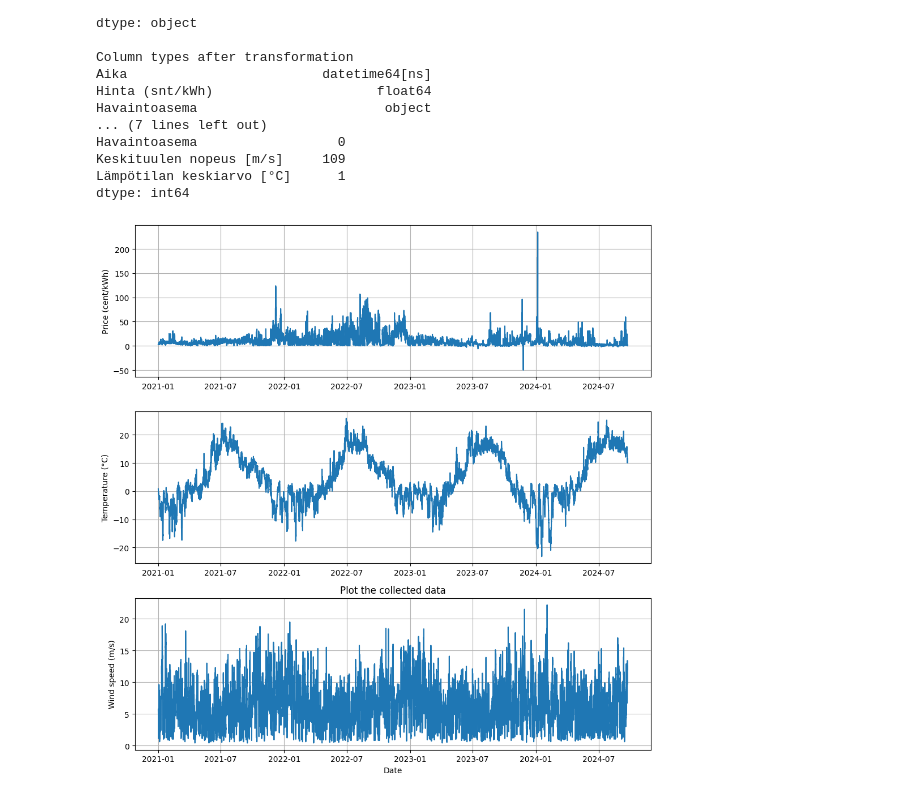
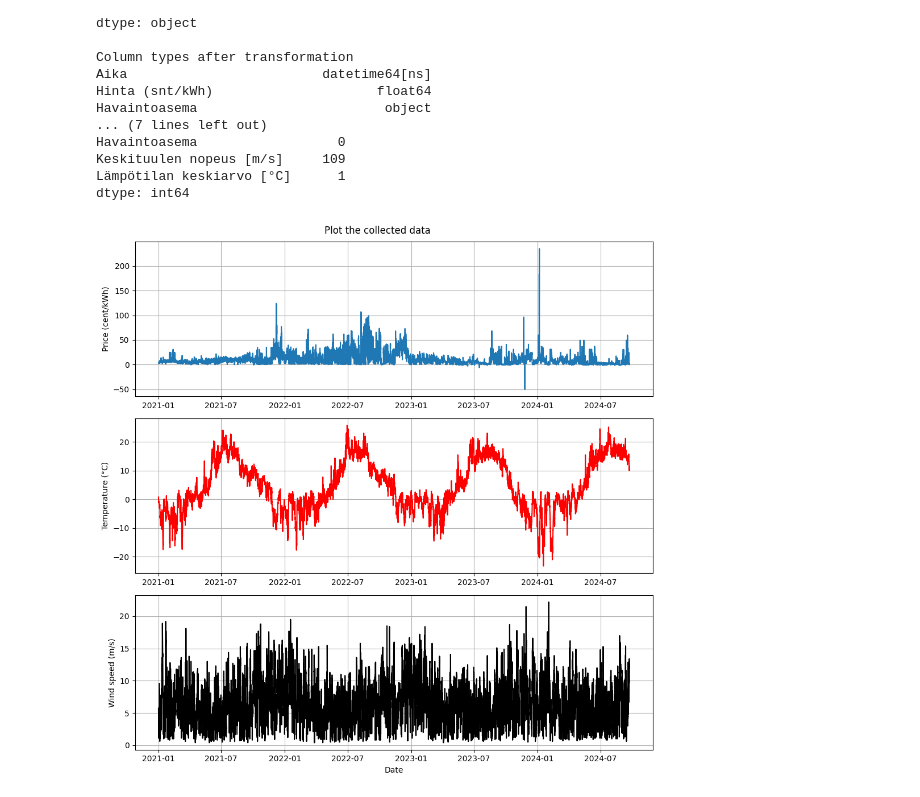
Before and after one commit to pirstov/Intro_to_DS_project, a Jupyter notebook: notebook.ipynb, the cells around one changed output. Cells and saved outputs as stored; diff of their text form; code cells hidden in the pictures.

```diff
--- a/notebook.ipynb
+++ b/notebook.ipynb
@@ -128,29 +128,33 @@ dtype: int64
 # %%
 # Do some plotting
 import matplotlib.pyplot as plt
 
 if df.index.name is None:
     # Set the index of the dataframe
     df.set_index('Aika', inplace=True)
 
-N_ROWS = 3  # price, wind, temp
-fig, axs = plt.subplots(nrows=N_ROWS, ncols=1, figsize=(10,10))
+def print_data(df):
+    N_ROWS = 3  # price, wind, temp
+    fig, axs = plt.subplots(nrows=N_ROWS, ncols=1, figsize=(10,10))
 
-axs[0].plot(df.index,  df['Hinta (snt/kWh)'], label='Price')
-axs[0].set_ylabel('Price (cent/kWh)')
-axs[0].grid(True)
+    axs[0].plot(df.index,  df['Hinta (snt/kWh)'], label='Price')
+    axs[0].set_ylabel('Price (cent/kWh)')
+    axs[0].grid(True)
 
-axs[1].plot(df.index, df['Lämpötilan keskiarvo [°C]'], label='Temperature avg.')
-axs[1].set_ylabel('Temperature (°C)')
-axs[1].grid(True)
+    axs[1].plot(df.index, df['Lämpötilan keskiarvo [°C]'], label='Temperature avg.', color='red')
+    axs[1].set_ylabel('Temperature (°C)')
+    axs[1].grid(True)
 
-axs[2].plot(df.index, df['Keskituulen nopeus [m/s]'], label='Temperature avg.')
-axs[2].set_ylabel('Wind speed (m/s)')
-axs[2].set_xlabel('Date')
-axs[2].grid(True)
+    axs[2].plot(df.index, df['Keskituulen nopeus [m/s]'], label='Temperature avg.', color='black')
+    axs[2].set_ylabel('Wind speed (m/s)')
+    axs[2].set_xlabel('Date')
+    axs[2].grid(True)
 
-plt.title('Plot the collected data')
-plt.tight_layout()
-plt.show()
+    fig.suptitle('Plot the collected data')
+
+    plt.tight_layout()
+    plt.show()
+
+print_data(df)
 # %% [output]
-[figure, old version]
+[figure, new version]
```
Also changed, not shown: parts of 3 cells of this notebook.
